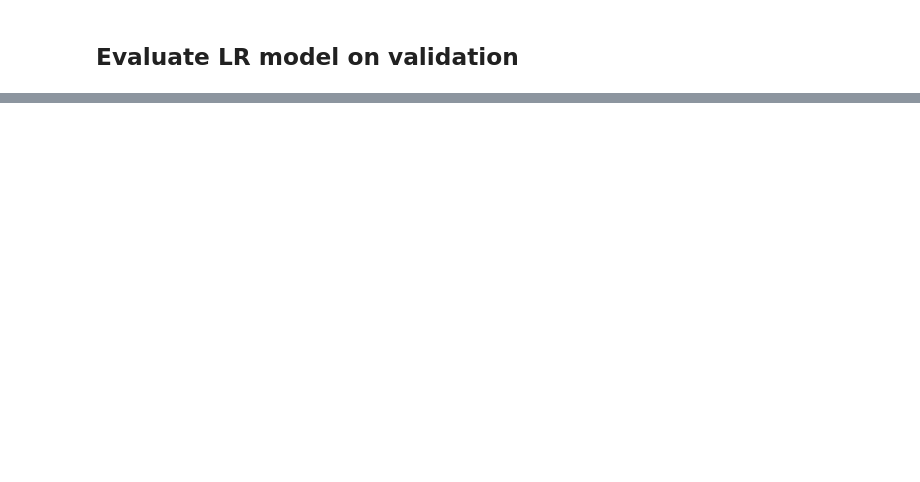
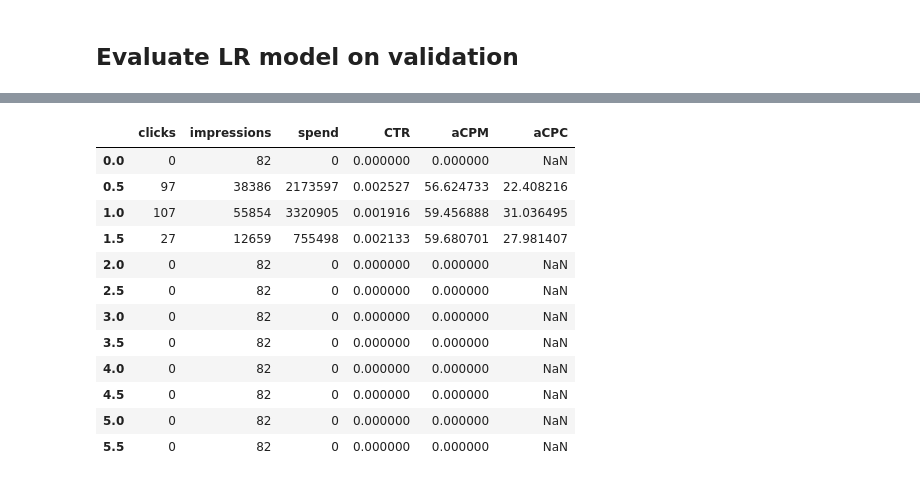
Before and after one commit to FaizalNafis/maai_bid_strategy, a Jupyter notebook: Q3.ipynb, the cells around one changed output, grey strips where cells are left out. Cells and saved outputs as stored; diff of their text form; code cells hidden in the pictures; blank space fills up the shorter version.

```diff
--- a/Q3.ipynb
+++ b/Q3.ipynb
@@ -569,7 +572,7 @@ Wall time: 1min 6s
 # %%
 %%time
 # load resampled date
-# X_resampled, y_resampled = pickle.loads(resample)
+X_resampled, y_resampled = pickle.loads(resample)
 
 lr = LogisticRegression(solver='lbfgs', max_iter=500, class_weight='balanced', n_jobs=-1)
 
@@ -577,6 +580,6 @@ X_train, X_test, y_train, y_test = train_test_split(X_resampled, y_resampled)
 %time lr.fit(X_train, y_train)
 
 # export model
+lr_model = pickle.dumps(lr)
 
-# lr_model = pickle.dumps(lr)
 print('done')
@@ -595,6 +619,6 @@ print('done')
 # %% [markdown]
 ## Evaluate LR model on validation
 # %%
-y_validate = validation['click'].values
+y_validate_true = validation['click'].values
 X_validate = validation.drop(columns=['click', 'payprice'])
 # %%
@@ -614,0 +648,8 @@ idle
+# %%
+X_train, X_test, y_train, y_test = train_test_split(X_resampled, y_resampled)
+
+lr = LogisticRegression(solver='lbfgs', max_iter=500, class_weight={ 0:0.99, 1:0.01 }, n_jobs=-1)
+lr.fit(X_train, y_train)
+
+y_validate_prob = lr.predict_proba(X_validate)
+print('For weight {} Log loss {}'.format(weight, log_loss(y_validate_true, y_validate_prob)))
@@ -614,0 +658,10 @@ idle
+# %%
+X_train, X_test, y_train, y_test = train_test_split(X_resampled, y_resampled)
+
+for c in [0.001, 0.01, 0.1, 1, 10, 100, 1000]:
+
+    lr = LogisticRegression(solver='lbfgs', max_iter=500, c=c, n_jobs=-1)
+    lr.fit(X_train, y_train)
+
+    y_validate_prob = lr.predict_proba(X_validate)
+    print('For C {} Log loss {}'.format(c, log_loss(y_validate_true, y_validate_prob)))
@@ -614,0 +723,16 @@ idle
+# %%
+statistics
+# %% [output]
+|  | clicks | impressions | spend | CTR | aCPM | aCPC |
+| 0.0 | 0 | 82 | 0 | 0.000000 | 0.000000 | NaN |
+| 0.5 | 97 | 38386 | 2173597 | 0.002527 | 56.624733 | 22.408216 |
+| 1.0 | 107 | 55854 | 3320905 | 0.001916 | 59.456888 | 31.036495 |
+| 1.5 | 27 | 12659 | 755498 | 0.002133 | 59.680701 | 27.981407 |
+| 2.0 | 0 | 82 | 0 | 0.000000 | 0.000000 | NaN |
+| 2.5 | 0 | 82 | 0 | 0.000000 | 0.000000 | NaN |
+| 3.0 | 0 | 82 | 0 | 0.000000 | 0.000000 | NaN |
+| 3.5 | 0 | 82 | 0 | 0.000000 | 0.000000 | NaN |
+| 4.0 | 0 | 82 | 0 | 0.000000 | 0.000000 | NaN |
+| 4.5 | 0 | 82 | 0 | 0.000000 | 0.000000 | NaN |
+| 5.0 | 0 | 82 | 0 | 0.000000 | 0.000000 | NaN |
+| 5.5 | 0 | 82 | 0 | 0.000000 | 0.000000 | NaN |
```
Also changed, not shown: parts of 14 cells of this notebook.
